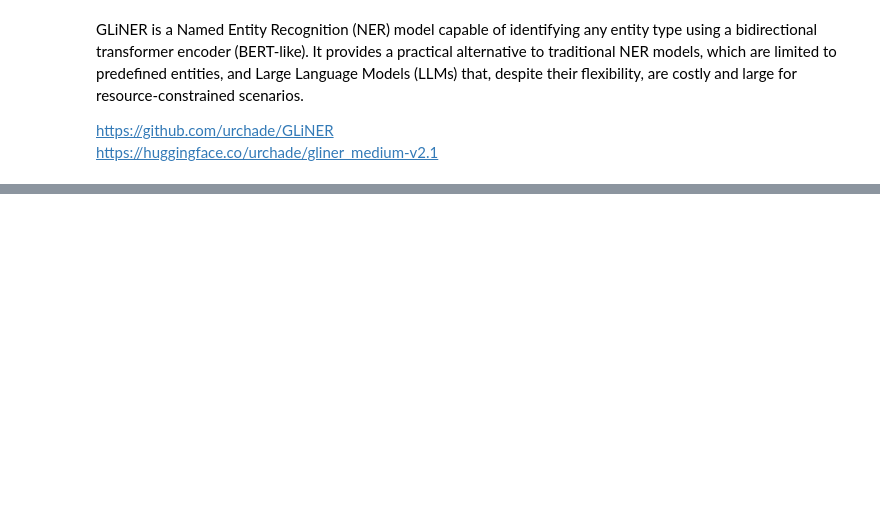
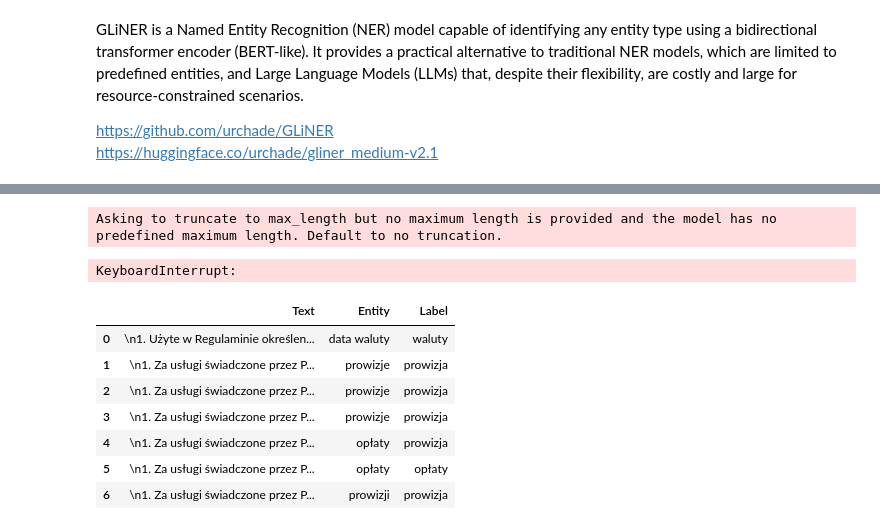
Before and after one commit to Martyniqo/analysis-advanced-chunking-techniques, a Jupyter notebook: gliner-metadata.ipynb, the cells around one changed output, grey strips where cells are left out. Drawn from its saved outputs; the diff is of its cells as text; code cells hidden in the pictures; blank space fills up the shorter version.

```diff
--- a/gliner-metadata.ipynb
+++ b/gliner-metadata.ipynb
@@ -81,0 +103,57 @@ Model działa na urządzeniu: cpu
+# %%
+import pandas as pd
+from gliner import GLiNER
+
+# Załaduj model z Hugging Face
+model = GLiNER.from_pretrained("urchade/gliner_medium-v2.1")
+
+texts = [
+"""
+1. Użyte w Regulaminie określenia oznaczają:
+1) dopuszczalne saldo debetowe – ujemne saldo rachunku oszczędnościowo-rozliczeniowego w wysokości nieprzekraczającej miesięcznego limitu ustalanego
+przez PKO Bank Polski SA, z którego Posiadacz rachunku może korzystać na podstawie umowy rachunku,
+2) data waluty – dzień, od którego lub do którego, naliczane są odsetki od środków pieniężnych, którymi został obciążony lub uznany rachunek,
+3) dyspozycja – wszelkie oświadczenia woli lub wiedzy, w tym dotyczące operacji, składane przez Klienta,
+4) dzień roboczy – dzień przypadający od poniedziałku do piątku, który nie jest dniem ustawowo wolnym od pracy,
+5) kapitalizacja – dopisanie do salda rachunku naliczonych za dany okres odsetek od środków pieniężnych zgromadzonych na tym rachunku
+"""
+]
+
+# Rozszerzona lista etykiet dla sektora bankowego
+labels = [
+    "kredyt hipoteczny", "pożyczka gotówkowa", "konto osobiste", "konto firmowe", "konto oszczędnościowe", "lokata terminowa",
+    "ubezpieczenie", "kredyt firmowy", "kredyt konsolidacyjny", "karta kredytowa", "karta debetowa", "bankomat",
+    "oddział bankowy", "opłaty", "prowizja", "transakcje", "limit kredytowy", "umowa kredytowa", "oprocentowanie",
+    "kapitał", "odsetki", "raty", "czyszczenie historii kredytowej", "ubezpieczenie nieruchomości", "ubezpieczenie na życie",
+
+]
+
+results = []
+
+# Przetwarzanie listy tekstów
+for text in texts:
+    entities = model.batch_predict_entities(text, labels, multi_label=True)
+    for entity in entities:
+        results.append({
+            "Text": text,
+            "Entity": entity["text"],
+            "Label": entity["label"]
+        })
+
+# Przechowaj wyniki w DataFrame
+results_df = pd.DataFrame(results)
+print(results_df)
+# %% [output]
+Asking to truncate to max_length but no maximum length is provided and the model has no predefined maximum length. Default to no truncation.
+KeyboardInterrupt:
+# %%
+results_df
+# %% [output]
+|  | Text | Entity | Label |
+| 0 | \n1. Użyte w Regulaminie określen... | data waluty | waluty |
+| 1 | \n1. Za usługi świadczone przez P... | prowizje | prowizja |
+| 2 | \n1. Za usługi świadczone przez P... | prowizje | prowizja |
+| 3 | \n1. Za usługi świadczone przez P... | prowizje | prowizja |
+| 4 | \n1. Za usługi świadczone przez P... | opłaty | prowizja |
+| 5 | \n1. Za usługi świadczone przez P... | opłaty | opłaty |
+| 6 | \n1. Za usługi świadczone przez P... | prowizji | prowizja |
```
Also changed, not shown: parts of 4 cells of this notebook, 3 other files.
